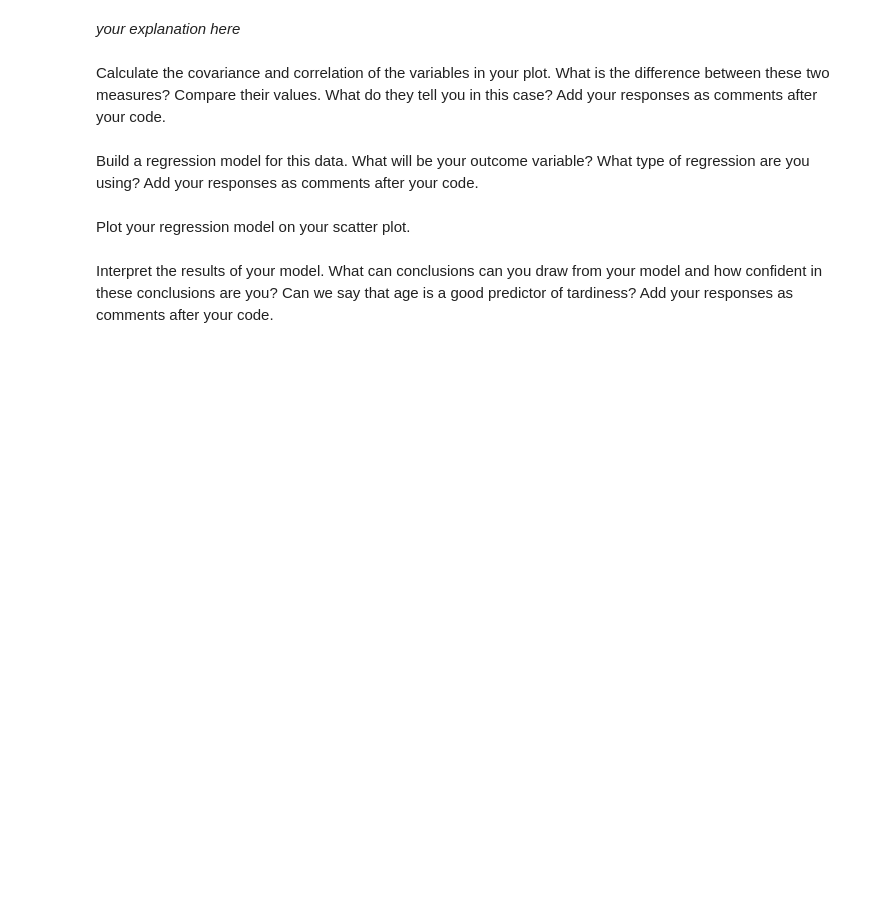
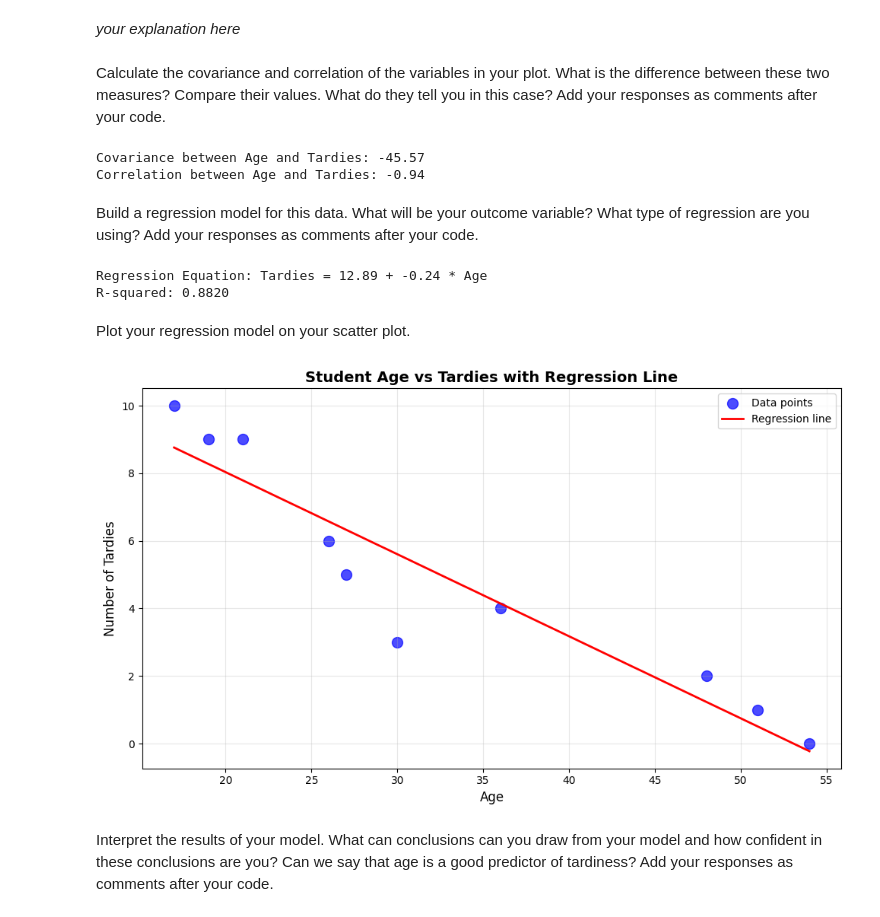
Before and after one commit to nekkylung/lab-regression-analysis-en, a Jupyter notebook: your-code/lab-regression-analysis.ipynb, the cells around one changed output. Cells and saved outputs as stored; diff of their text form; code cells hidden in the pictures; blank space fills up the shorter version.

```diff
--- a/your-code/lab-regression-analysis.ipynb
+++ b/your-code/lab-regression-analysis.ipynb
@@ -53,2 +78,13 @@ Calculate the covariance and correlation of the variables in your plot. What is
+# %%
+# your code here
+# Calculate covariance and correlation
+covariance = np.cov(student_data['Age'], student_data['Tardies'])[0, 1]
+correlation = np.corrcoef(student_data['Age'], student_data['Tardies'])[0, 1]
+
+print(f"Covariance between Age and Tardies: {covariance:.2f}")
+print(f"Correlation between Age and Tardies: {correlation:.2f}")
+# %% [output]
+Covariance between Age and Tardies: -45.57
+Correlation between Age and Tardies: -0.94
 # %% [markdown]
 Build a regression model for this data. What will be your outcome variable? What type of regression are you using? Add your responses as comments after your code.
@@ -57,2 +91,28 @@ Build a regression model for this data. What will be your outcome variable? What
+# %%
+# your explanation here
+# The difference between covariance and correlation:
+# Covariance measures the direction of the relationship (positive/negative)
+# but its magnitude is not standardized.
+# Correlation standardizes this measure to a range of -1 to 1, making it easier to interpret the strength of the relationship.
+
+# Build regression model
+X = student_data[['Age']]  # Feature
+y = student_data['Tardies']  # Outcome variable
+
+# Using simple linear regression since we have one independent variable
+model = LinearRegression()
+model.fit(X, y)
+
+# Get regression parameters
+slope = model.coef_[0]
+intercept = model.intercept_
+r_squared = model.score(X, y)
+
+print(f"Regression Equation: Tardies = {intercept:.2f} + {slope:.2f} * Age")
+print(f"R-squared: {r_squared:.4f}")
+print()
+# %% [output]
+Regression Equation: Tardies = 12.89 + -0.24 * Age
+R-squared: 0.8820
 # %% [markdown]
 Plot your regression model on your scatter plot.
@@ -61,3 +119,23 @@ Plot your regression model on your scatter plot.
+# %%
+# Your code here.
+# Plot regression line on scatter plot
+plt.figure(figsize=(10, 6))
+plt.scatter(student_data['Age'], student_data['Tardies'], color='blue', alpha=0.7, s=100, label='Data points')
+
+# Create regression line
+x_values = np.linspace(student_data['Age'].min(), student_data['Age'].max(), 100)
+y_values = intercept + slope * x_values
+plt.plot(x_values, y_values, color='red', linewidth=2, label='Regression line')
+
+plt.xlabel('Age', fontsize=12)
+plt.ylabel('Number of Tardies', fontsize=12)
+plt.title('Student Age vs Tardies with Regression Line', fontsize=14, fontweight='bold')
+plt.legend()
+plt.grid(True, alpha=0.3)
+plt.tight_layout()
+plt.show()
+# %% [output]
+[figure, added]
 # %% [markdown]
 Interpret the results of your model. What can conclusions can you draw from your model and how confident in these conclusions are you? Can we say that age is a good predictor of tardiness? Add your responses as comments after your code.
 # %% [markdown]
```
Also changed, not shown: parts of 19 cells of this notebook.
